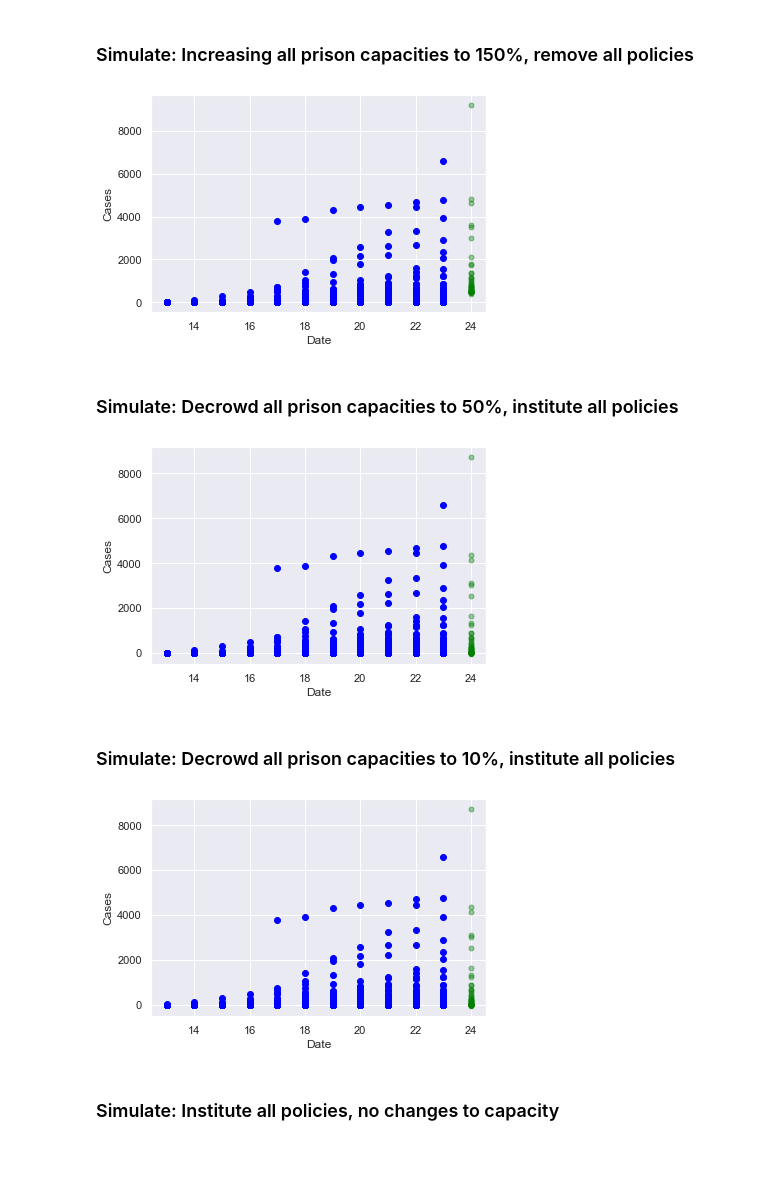
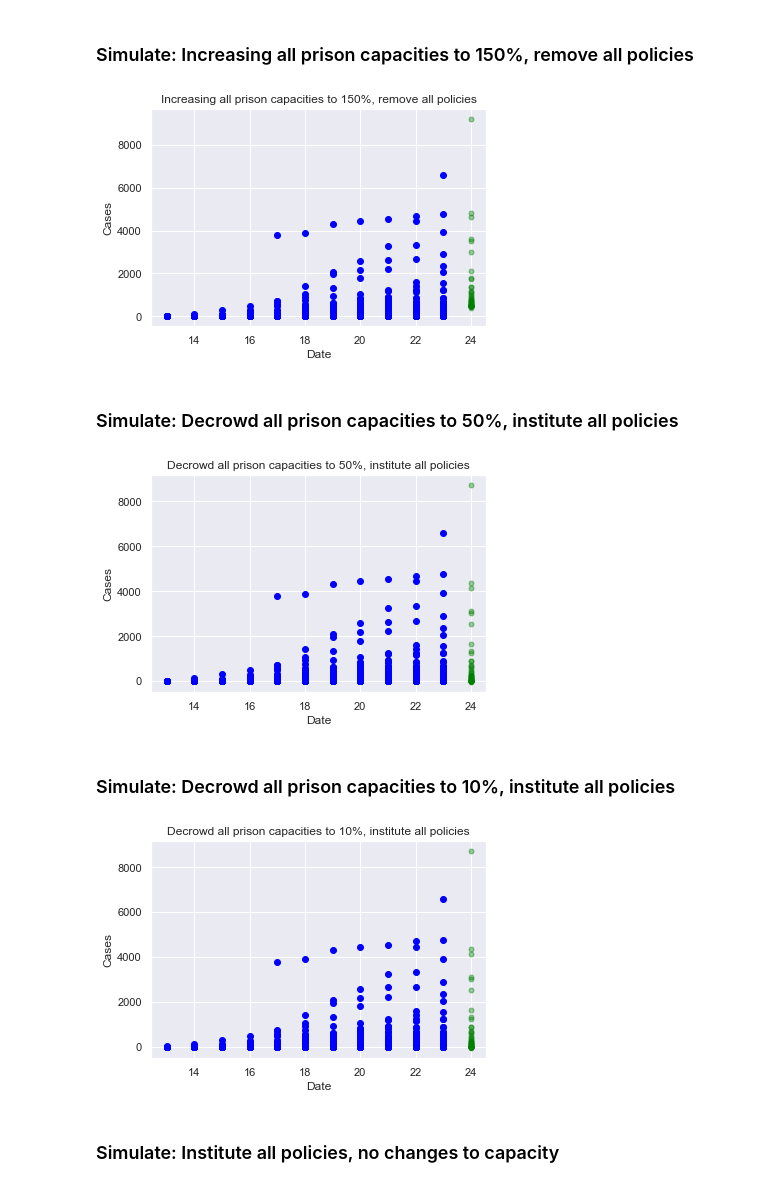
Before and after one commit to christi-liongson/covid_decarceration, a Jupyter notebook: analysis/prison_data_processing.ipynb, the cells around one changed output. Cells and saved outputs as stored; diff of their text form; code cells hidden in the pictures; blank space fills up the shorter version.

Commit message:
Added titles to simulations

```diff
--- a/analysis/prison_data_processing.ipynb
+++ b/analysis/prison_data_processing.ipynb
@@ -722,27 +722,27 @@ plotting.plot_simulation(dataset, no_changes_sim, 'No Changes')
 # %%
 no_policies = {'no_visits': 1, 'lawyer_access': 1, 'phone_access': 1, 'video_access': 1, 'no_volunteers': 1,
             'limiting_movement': 1, 'screening': 1, 'healthcare_support': 1, 'pct_occup': 1.5}
 overcrowd_sim = pha.simulate(dataset, no_policies , 'total', best_models)
-plotting.plot_simulation(dataset, overcrowd_sim)
+plotting.plot_simulation(dataset, overcrowd_sim, 'Increasing all prison capacities to 150%, remove all policies')
 # %% [output]
-[figure, old version]
+[figure, new version]
 # %% [markdown]
 ### Simulate: Decrowd all prison capacities to 50%, institute all policies
 # %%
 policies = {k:0 for k, _ in no_policies.items()}
 policies['pct_occup'] = 0.5
 decrowd_sim = pha.simulate(dataset, policies , 'total', best_models)
-plotting.plot_simulation(dataset, decrowd_sim)
+plotting.plot_simulation(dataset, decrowd_sim, 'Decrowd all prison capacities to 50%, institute all policies')
 # %% [output]
-[figure, old version]
+[figure, new version]
 # %% [markdown]
 ### Simulate: Decrowd all prison capacities to 10%, institute all policies
 # %%
 policies['pct_occup'] = 0.1
 sig_decrowd_sim = pha.simulate(dataset, policies , 'total', best_models)
-plotting.plot_simulation(dataset, sig_decrowd_sim)
+plotting.plot_simulation(dataset, sig_decrowd_sim, 'Decrowd all prison capacities to 10%, institute all policies')
 # %% [output]
-[figure, old version]
+[figure, new version]
 # %% [markdown]
 ### Simulate: Institute all policies, no changes to capacity
 # %%
```
Also changed, not shown: parts of 1 cell of this notebook.
